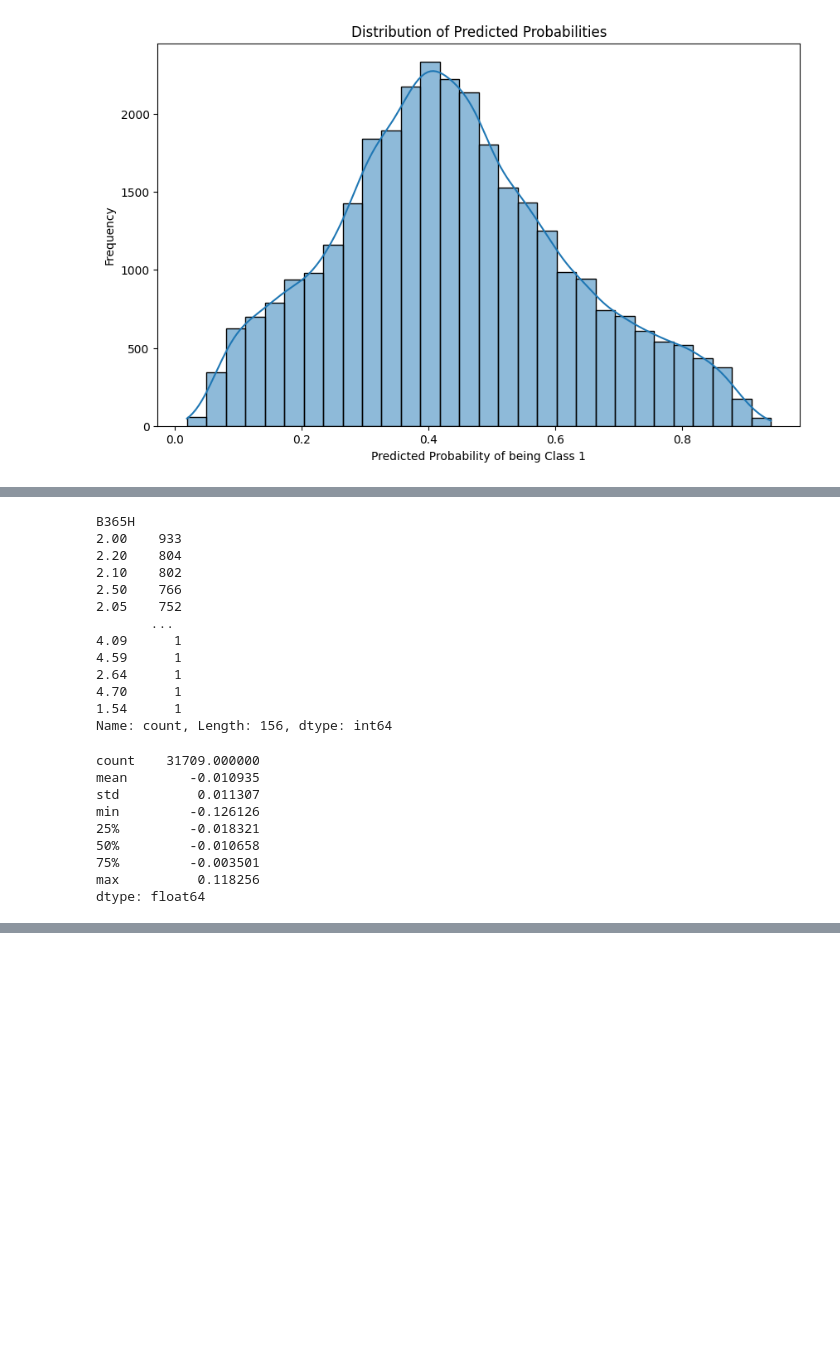
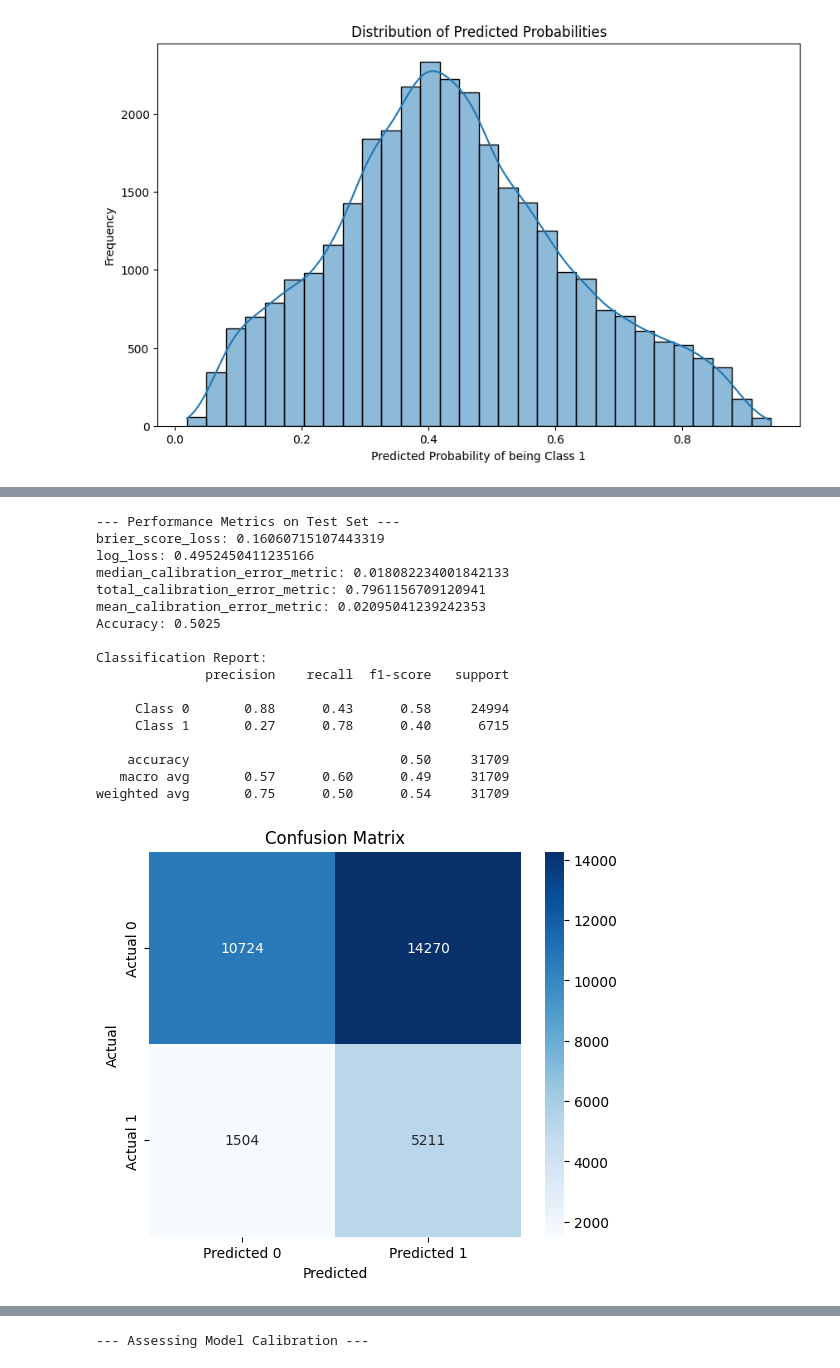
Before and after one commit to dave-mannion/football, a Jupyter notebook: odds_analysis.ipynb, the cells around one changed output, grey strips where cells are left out. Drawn from its saved outputs; the diff is of its cells as text; code cells hidden in the pictures; blank space fills up the shorter version.

```diff
--- a/odds_analysis.ipynb
+++ b/odds_analysis.ipynb
@@ -167,6 +113,3 @@ Name: PS_favorite_implied_prob, Length: 31709, dtype: float64
-# %%
-football_data_odds['squared_error']=np.power(football_data_odds['home_win']-football_data_odds['PSCH_stripped_prob'],2)
-football_data_odds['absolute_error']=np.abs(football_data_odds['home_win']-football_data_odds['PSCH_stripped_prob'])
 # %%
 def plot_opening_and_closing_differences(df_with_historical_odds,book_name=''):
     diff = (100*(df_with_historical_odds[f'{book_name}H']-df_with_historical_odds[f'{book_name}CH'])/df_with_historical_odds[f'{book_name}H'])
@@ -413,31 +282,24 @@ weighted avg       0.62      0.61      0.61     31709
 --- Assessing Model Calibration ---
 [figure]
 [figure]
-# %%
-football_data_odds['365H'].value_counts()
-# %% [output]
-B365H
-2.00    933
-2.20    804
-2.10    802
-2.50    766
-2.05    752
-       ...
-4.09      1
-4.59      1
-2.64      1
-4.70      1
-1.54      1
-Name: count, Length: 156, dtype: int64
-# %%
-(football_data_odds['PS_favorite_implied_prob']-football_data_odds['B365_favorite_implied_prob']).describe()
-# %% [output]
-count    31709.000000
-mean        -0.010935
-std          0.011307
-min         -0.126126
-25%         -0.018321
-50%         -0.010658
-75%         -0.003501
-max          0.118256
-dtype: float64
+# %%
+evaluate_model(y_true=football_data_odds['B365_underdog_result'],y_pred_proba=football_data_odds['B365_underdog_implied_prob'])
+# %% [output]
+--- Performance Metrics on Test Set ---
+brier_score_loss: 0.16060715107443319
+log_loss: 0.4952450411235166
+median_calibration_error_metric: 0.018082234001842133
+total_calibration_error_metric: 0.7961156709120941
+mean_calibration_error_metric: 0.02095041239242353
+Accuracy: 0.5025
+
+Classification Report:
+              precision    recall  f1-score   support
+
+     Class 0       0.88      0.43      0.58     24994
+     Class 1       0.27      0.78      0.40      6715
+
+    accuracy                           0.50     31709
+   macro avg       0.57      0.60      0.49     31709
+weighted avg       0.75      0.50      0.54     31709
+[figure, added]
@@ -443,0 +307 @@ dtype: float64
+--- Assessing Model Calibration ---
```
Also changed, not shown: parts of 25 cells of this notebook.
